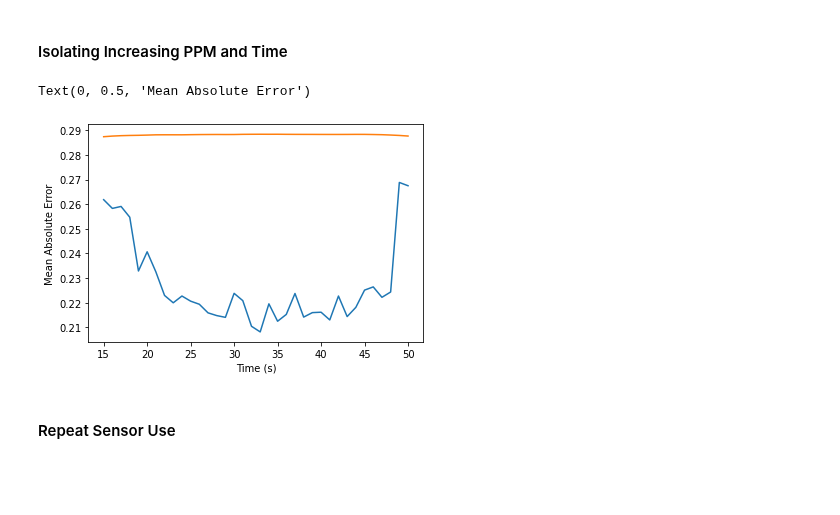
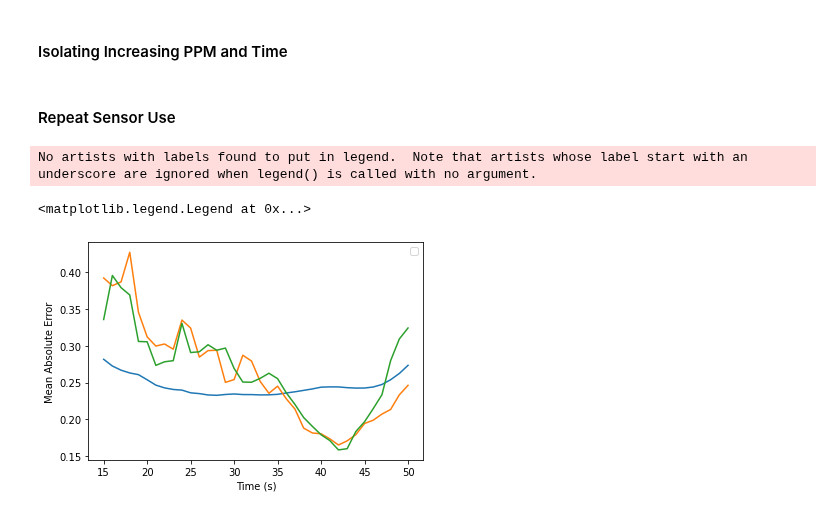
Before and after one commit to siddij3/Machine_Learning_for_Asparagine_GO_FCl, a Jupyter notebook: Asparagine Keras.ipynb, the cells around one changed output. Saved outputs shown, nothing was run; the diff lists cells and outputs as text; code cells hidden in the pictures; blank space fills up the shorter version.

```diff
--- a/Asparagine Keras.ipynb
+++ b/Asparagine Keras.ipynb
@@ -423,6 +426,5 @@ print(averages_sc)
 # %% [markdown]
 #### Isolating Time
 # %%
-mins_time, averages_time, mae_time = isolateParam(dataset, 'Time', 0, 51, 1, 10, 1)
-for i in range(len(mins_time)):
-    print(mins_time[i], averages_time[i])
+NN_start_time = 10
+mins_time, averages_time, mae_time = isolateParam(dataset, 'Time', 0, 51, 1, NN_start_time, 1)
@@ -452,9 +463,8 @@ Text(0, 0.5, 'Mean Absolute Error')
 #### Isolating Increasing PPM and Time
 # %%
 verbose_isolate = 1
-mins_increasing, averages_increasing, shared_increasing = IsolateBinaryTime(dataset, 'Increasing PPM', 15, 10, verbose_isolate)
-for i in range(len(mins_increasing)):
-    print(mins_increasing[i], averages_increasing[i])
+start_t_increasing = 15
+mins_increasing, averages_increasing, shared_increasing = IsolateBinaryTime(dataset, 'Increasing PPM', start_t_increasing, 10, verbose_isolate)
 # %%
 plt_tmp_1 = []
 plt_tmp_0 = []
@@ -462,13 +472,13 @@ for i in averages_increasing:
     plt_tmp_1.append(i[1])
     plt_tmp_0.append(i[0])
 
-plt.plot(range(15, len(averages_increasing) +15), plt_tmp_1)
-plt.plot(range(15, len(averages_increasing) +15), plt_tmp_0)
+for i in range(len(mins_increasing)):
+    print(mins_increasing[i], averages_increasing[i])
+
+plt.plot(range(start_t_increasing, len(averages_increasing) +start_t_increasing), plt_tmp_1)
+plt.plot(range(start_t_increasing, len(averages_increasing) +start_t_increasing), plt_tmp_0)
 plt.xlabel('Time (s)')
 plt.ylabel('Mean Absolute Error')
-# %% [output]
-Text(0, 0.5, 'Mean Absolute Error')
-[figure, removed]
 # %% [markdown]
 #### Repeat Sensor Use
 # %%
@@ -543,12 +553,39 @@ for i in range(15, 51):
 
         tr_tmp_mae.append(tmp_mae)
     tr_mae.append(tr_tmp_mae)
-
-mins = []
-averages = []
-for i in tr_mae:
-    mins.append([min(i[0]), min(i[1]), min(i[2])])
-    averages.append([sum(i[0])/len(i[0]), sum(i[1])/len(i[1]), sum(i[2])/len(i[2])])
-
-for j in range(0, len(tr_mae)):
-    print(mins[j], averages[j])
+# %%
+mins_tr = []
+averages_tr = []
+for i in tr_mae:
+    mins_tr.append([min(i[0]), min(i[1]), min(i[2])])
+    averages_tr.append([sum(i[0])/len(i[0]), sum(i[1])/len(i[1]), sum(i[2])/len(i[2])])
+
+
+
+plt_tmp_1 = []
+plt_tmp_2 = []
+plt_tmp_3 = []
+
+for i in averages_tr:
+    plt_tmp_1.append(i[0])
+    plt_tmp_2.append(i[1])
+    plt_tmp_3.append(i[2])
+
+
+#for i in range(len(tr_mae)):
+#    print(mins[i], averages[i])
+
+plt.plot(range(15, len(averages_increasing) +15), plt_tmp_1, label = "Day 1")
+plt.plot(range(15, len(averages_increasing) +15), plt_tmp_2, label = "Day 2")
+plt.plot(range(15, len(averages_increasing) +15), plt_tmp_3, label = "Day 3")
+
+plt.xlabel('Time (s)')
+plt.ylabel('Mean Absolute Error')
+plt.legend()
+
+#for j in range(0, len(tr_mae)):
+#    print(mins[j], averages[j])
+# %% [output]
+No artists with labels found to put in legend.  Note that artists whose label start with an underscore are ignored when legend() is called with no argument.
+<matplotlib.legend.Legend at 0x...>
+[figure, added]
```
Also changed, not shown: parts of 6 cells of this notebook.
